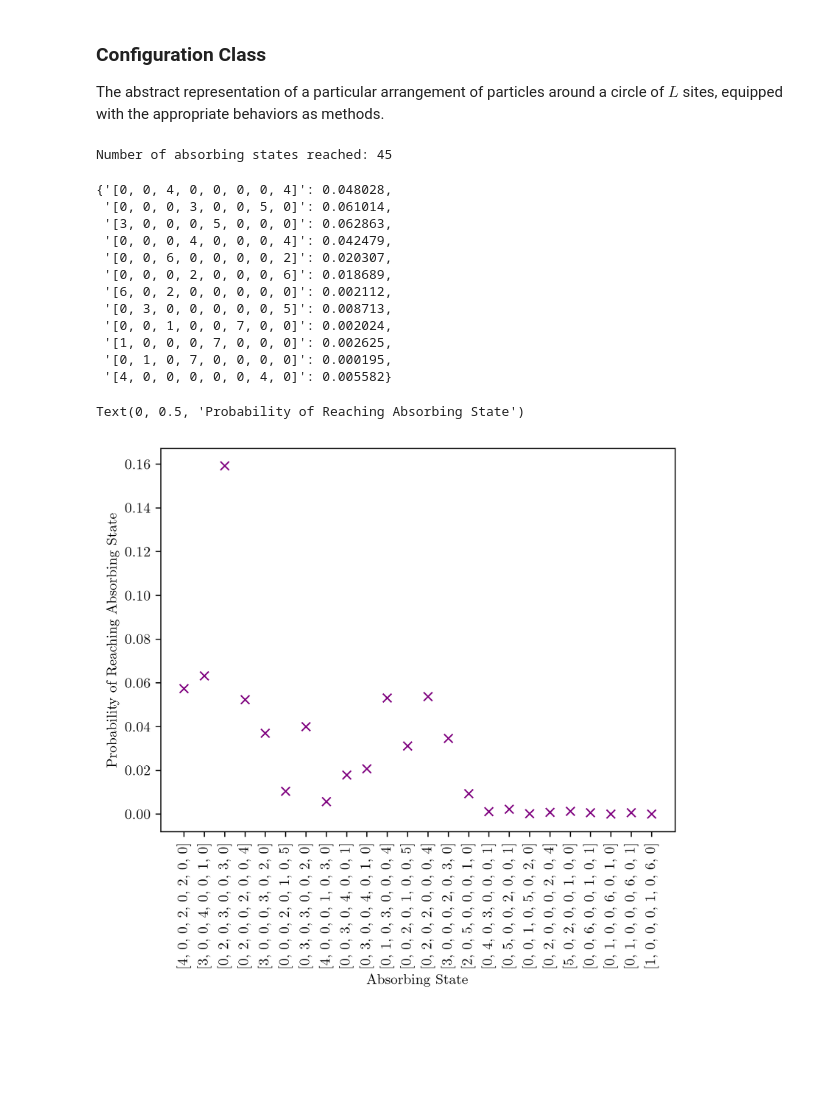
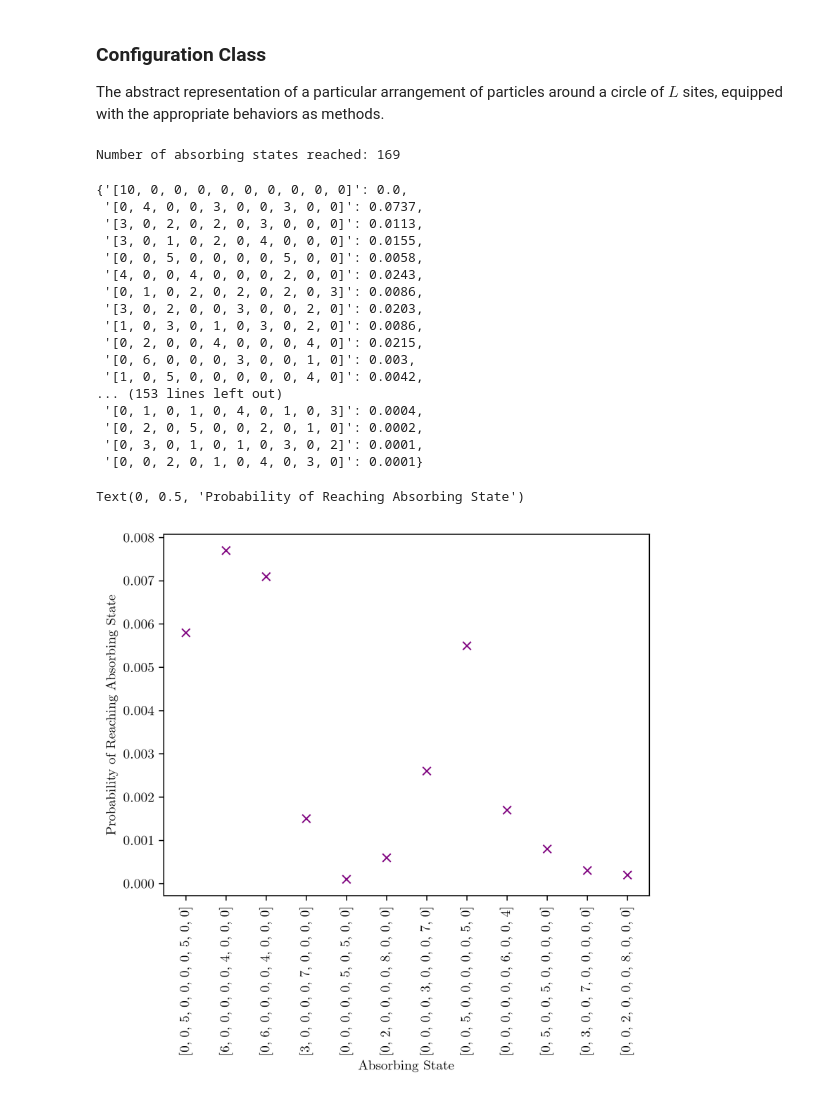
Before and after one commit to paarthtara/sfi-ucr-2025, a Jupyter notebook: target_process_sim.ipynb, the cells around one changed output. Saved outputs shown, nothing was run; the diff lists cells and outputs as text; code cells hidden in the pictures; blank space fills up the shorter version.

```diff
--- a/target_process_sim.ipynb
+++ b/target_process_sim.ipynb
@@ -203,9 +203,22 @@ class ManyConfigurationExperiment:
 
     def get_number_of_absorbing_states(self):
         return len(self.data)
+
+    def get_probability_of_k_occupied_sites(self, k):
+        total_trials = self.get_num_of_trials()
+        if total_trials == 0:
+            return 0
+        k_data = self.get_data_of_k_occupied_sites(k)
+        k_trials = sum(len(time_steps) for time_steps in k_data.values())
+        return k_trials / total_trials if k_trials > 0 else 0
+
+    def get_most_probable_absorbing_state(self):
+        probabilities = self.get_probabilities_of_each_configuration()
+        most_probable_state = max(probabilities, key=probabilities.get)
+        return most_probable_state, probabilities[most_probable_state]
 # %%
-Sites = 8                              # number of sites
-Trials = 1_000_000                     # number of trials to run
+Sites = 10                           # number of sites
+Trials = 10_000                     # number of trials to run
 
 # Data = {                                # dictionary to store configurations and their counts,
 #                                         # where keys are configurations as strings and values are an array of time steps to reach absorbing state
@@ -217,40 +230,45 @@ Data.run_trials(Trials)
 # %%
 print("Number of absorbing states reached:", Data.get_number_of_absorbing_states())
 # %% [output]
-Number of absorbing states reached: 45
+Number of absorbing states reached: 169
 # %%
 Data.get_probabilities_of_each_configuration(
-    Data.get_data_of_k_occupied_sites(2)
+    # Data.get_data_of_k_occupied_sites(2)
 )
 # %% [output]
-{'[0, 0, 4, 0, 0, 0, 0, 4]': 0.048028,
- '[0, 0, 0, 3, 0, 0, 5, 0]': 0.061014,
- '[3, 0, 0, 0, 5, 0, 0, 0]': 0.062863,
- '[0, 0, 0, 4, 0, 0, 0, 4]': 0.042479,
- '[0, 0, 6, 0, 0, 0, 0, 2]': 0.020307,
- '[0, 0, 0, 2, 0, 0, 0, 6]': 0.018689,
- '[6, 0, 2, 0, 0, 0, 0, 0]': 0.002112,
- '[0, 3, 0, 0, 0, 0, 0, 5]': 0.008713,
- '[0, 0, 1, 0, 0, 7, 0, 0]': 0.002024,
- '[1, 0, 0, 0, 7, 0, 0, 0]': 0.002625,
- '[0, 1, 0, 7, 0, 0, 0, 0]': 0.000195,
- '[4, 0, 0, 0, 0, 0, 4, 0]': 0.005582}
+{'[10, 0, 0, 0, 0, 0, 0, 0, 0, 0]': 0.0,
+ '[0, 4, 0, 0, 3, 0, 0, 3, 0, 0]': 0.0737,
+ '[3, 0, 2, 0, 2, 0, 3, 0, 0, 0]': 0.0113,
+ '[3, 0, 1, 0, 2, 0, 4, 0, 0, 0]': 0.0155,
+ '[0, 0, 5, 0, 0, 0, 0, 5, 0, 0]': 0.0058,
+ '[4, 0, 0, 4, 0, 0, 0, 2, 0, 0]': 0.0243,
+ '[0, 1, 0, 2, 0, 2, 0, 2, 0, 3]': 0.0086,
+ '[3, 0, 2, 0, 0, 3, 0, 0, 2, 0]': 0.0203,
+ '[1, 0, 3, 0, 1, 0, 3, 0, 2, 0]': 0.0086,
+ '[0, 2, 0, 0, 4, 0, 0, 0, 4, 0]': 0.0215,
+ '[0, 6, 0, 0, 0, 3, 0, 0, 1, 0]': 0.003,
+ '[1, 0, 5, 0, 0, 0, 0, 0, 4, 0]': 0.0042,
+... (153 lines left out)
+ '[0, 1, 0, 1, 0, 4, 0, 1, 0, 3]': 0.0004,
+ '[0, 2, 0, 5, 0, 0, 2, 0, 1, 0]': 0.0002,
+ '[0, 3, 0, 1, 0, 1, 0, 3, 0, 2]': 0.0001,
+ '[0, 0, 2, 0, 1, 0, 4, 0, 3, 0]': 0.0001}
 # %%
-k = 3
+k = 2
 
 Configurations = list(Data.get_probabilities_of_each_configuration(
     Data.get_data_of_k_occupied_sites(k)
 ).keys())
 Probabilities = list(Data.get_probabilities_of_each_configuration(
     Data.get_data_of_k_occupied_sites(k)
 ).values())
 plt.plot(Configurations, Probabilities, 'x', markersize=6, color='purple')
 plt.xticks(rotation=90)
 plt.xlabel("Absorbing State")
 plt.ylabel("Probability of Reaching Absorbing State")
 # %% [output]
 Text(0, 0.5, 'Probability of Reaching Absorbing State')
-[figure, old version]
+[figure, new version]
 # %% [markdown]
 **Questions:**
 1. What is the experimental probability of getting $N_s$ stacks at the end of the experiment?
```
Also changed, not shown: parts of 7 cells of this notebook.
